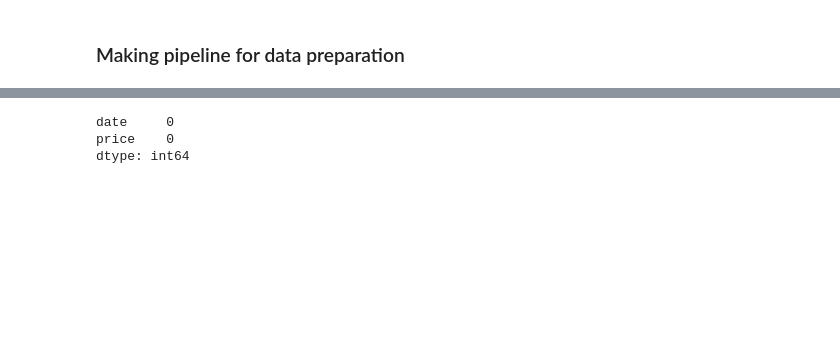
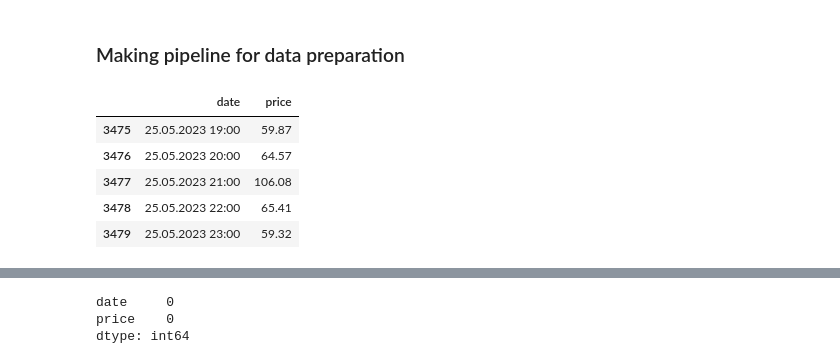
Before and after one commit to Brlsadiksha/M6_sem_project, a Jupyter notebook: 01_Data Preparation.ipynb, the cells around one changed output, grey strips where cells are left out. Cells and saved outputs as stored; diff of their text form; code cells hidden in the pictures; blank space fills up the shorter version.

```diff
--- a/01_Data Preparation.ipynb
+++ b/01_Data Preparation.ipynb
@@ -22,0 +45,9 @@ ts = TimeSeries.from_dataframe(df_el, time_col='date', value_cols = 'price', fil
+# %%
+df_el.tail()
+# %% [output]
+|  | date | price |
+| 3475 | 25.05.2023 19:00 | 59.87 |
+| 3476 | 25.05.2023 20:00 | 64.57 |
+| 3477 | 25.05.2023 21:00 | 106.08 |
+| 3478 | 25.05.2023 22:00 | 65.41 |
+| 3479 | 25.05.2023 23:00 | 59.32 |
```
Also changed, not shown: parts of 22 cells of this notebook, 2 other files.
